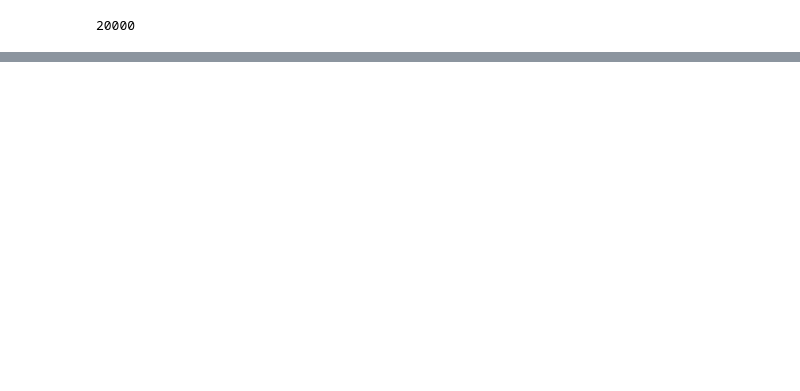
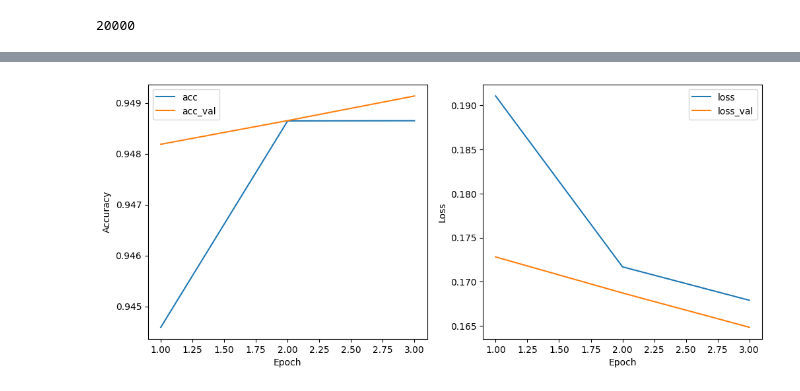
Before and after one commit to micichocki/umwdm, a Jupyter notebook: main.ipynb, the cells around one changed output, grey strips where cells are left out. Drawn from its saved outputs; the diff is of its cells as text; code cells hidden in the pictures; blank space fills up the shorter version.

```diff
--- a/main.ipynb
+++ b/main.ipynb
@@ -63,0 +105,21 @@ print(len(split_train_ds))
+# %%
+validation_ds.transform = transform
+test_ds.transform = transform
+val_loader = DataLoader(validation_ds, batch_size=32, shuffle=False, num_workers=4)
+test_loader = DataLoader(test_ds, batch_size=32, shuffle=False, num_workers=4)
+# %%
+device = torch.device('cuda' if torch.cuda.is_available() else 'cpu')
+# %%
+import torchvision.models as models
+import torch.nn as nn
+import torch.optim as optim
+from tqdm import tqdm
+
+model = models.resnet18(pretrained=False)
+model.conv1 = nn.Conv2d(1, 64, kernel_size=7, stride=2, padding=3, bias=False)
+num_features = model.fc.in_features
+model.fc = nn.Linear(num_features, num_labels)
+model = model.to(device)
+# %%
+criterion = nn.BCEWithLogitsLoss()
+optimizer = optim.Adam(model.parameters(), lr=1e-4)
@@ -63,0 +209,21 @@ print(len(split_train_ds))
+# %%
+epochs = range(1, num_epochs + 1)
+plt.figure(figsize=(12,5))
+
+plt.subplot(1,2,1)
+plt.plot(epochs, train_accs, label='acc')
+plt.plot(epochs, val_accs, label='acc_val')
+plt.xlabel('Epoch')
+plt.ylabel('Accuracy')
+plt.legend()
+
+plt.subplot(1,2,2)
+plt.plot(epochs, train_losses, label='loss')
+plt.plot(epochs, val_losses, label='loss_val')
+plt.xlabel('Epoch')
+plt.ylabel('Loss')
+plt.legend()
+
+plt.show()
+# %% [output]
+[figure, added]
```
Also changed, not shown: parts of 8 cells of this notebook.
